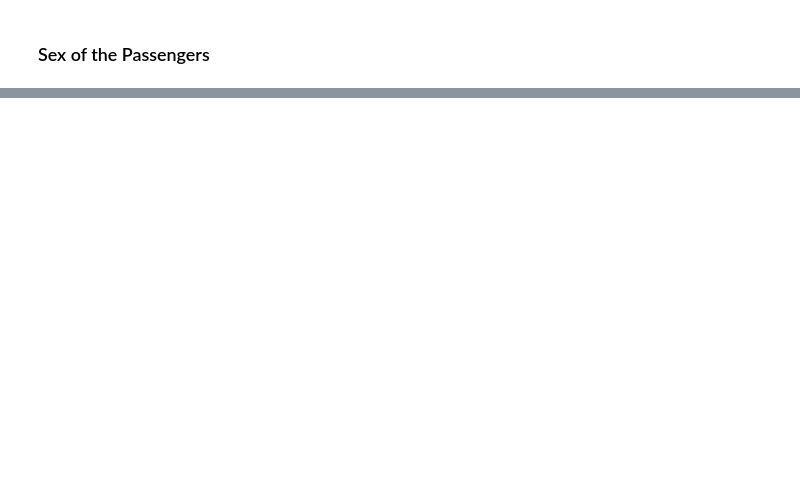
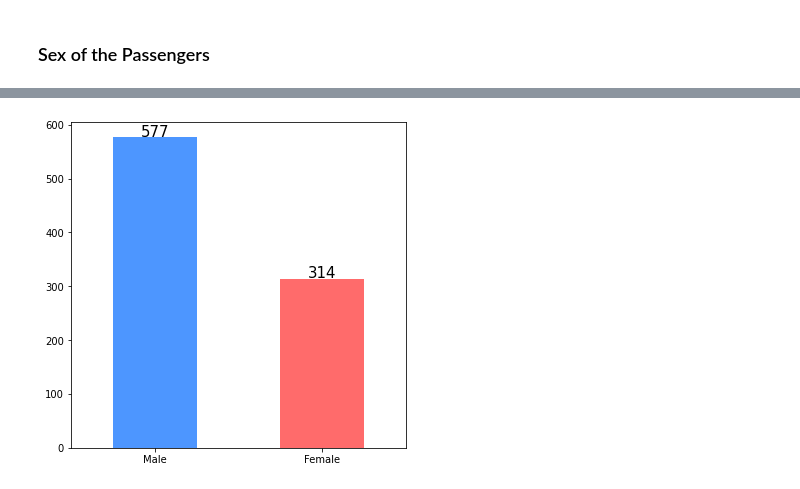
Before and after one commit to dennis-hauser/titanic, a Jupyter notebook: titanic.ipynb, the cells around one changed output, grey strips where cells are left out. Cells and saved outputs as stored; diff of their text form; code cells hidden in the pictures; blank space fills up the shorter version.

```diff
--- a/titanic.ipynb
+++ b/titanic.ipynb
@@ -106,0 +117,13 @@ plt.xticks([0,1],['No', 'Yes']);
+# %%
+labels = 'Male', 'Female'
+ax = data[['Male', 'Female']].value_counts().plot.bar(rot=0, color=colors, figsize=(6,6), xlabel='')
+
+# https://www.geeksforgeeks.org/how-to-annotate-bars-in-barplot-with-matplotlib-in-python/
+for p in ax.patches:
+    ax.annotate(format(p.get_height()),
+                (p.get_x() + p.get_width() / 2, p.get_height()+10),
+                ha='center', va='center', size=15)
+
+plt.xticks([0,1],['Male', 'Female']);
+# %% [output]
+[figure, added]
```
Also changed, not shown: parts of 23 cells of this notebook.
